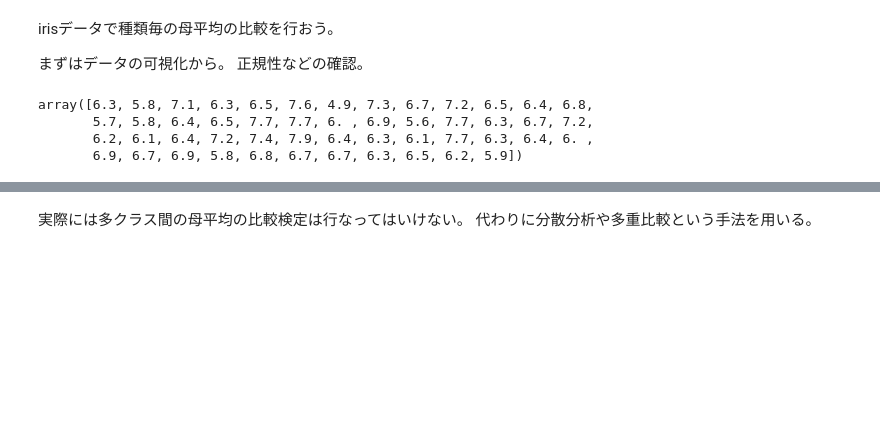
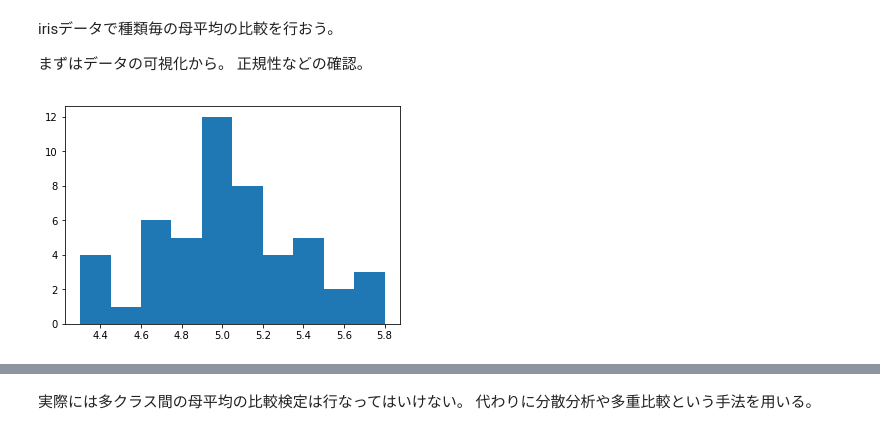
Before and after one commit to unaoya/pystat, a Jupyter notebook: test.ipynb, the cells around one changed output, grey strips where cells are left out. Saved outputs shown, nothing was run; the diff lists cells and outputs as text; code cells hidden in the pictures; blank space fills up the shorter version.

```diff
--- a/test.ipynb
+++ b/test.ipynb
@@ -154,11 +154,10 @@ irisデータで種類毎の母平均の比較を行おう。
 from sklearn.datasets import load_iris
 data = load_iris()
 
-data.data[data.target == 0,0]
-data.data[data.target == 1,0]
-data.data[data.target == 2,0]
+x = data.data[data.target == 0,0]
+y = data.data[data.target == 1,0]
-# %% [output]
-array([6.3, 5.8, 7.1, 6.3, 6.5, 7.6, 4.9, 7.3, 6.7, 7.2, 6.5, 6.4, 6.8,
-       5.7, 5.8, 6.4, 6.5, 7.7, 7.7, 6. , 6.9, 5.6, 7.7, 6.3, 6.7, 7.2,
-       6.2, 6.1, 6.4, 7.2, 7.4, 7.9, 6.4, 6.3, 6.1, 7.7, 6.3, 6.4, 6. ,
-       6.9, 6.7, 6.9, 5.8, 6.8, 6.7, 6.7, 6.3, 6.5, 6.2, 5.9])
+# %%
+plt.hist(x)
+plt.show()
+# %% [output]
+[figure, added]
```
Also changed, not shown: parts of 13 cells of this notebook.
